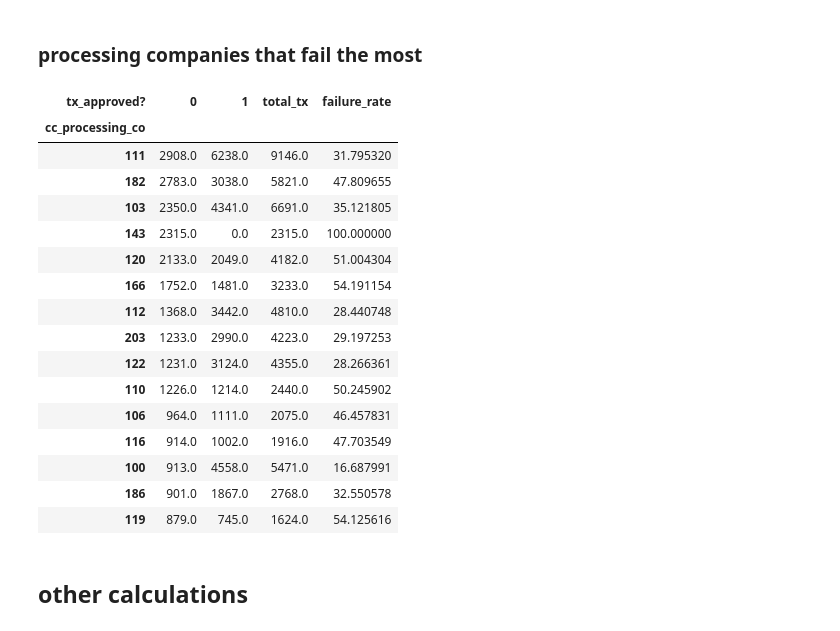
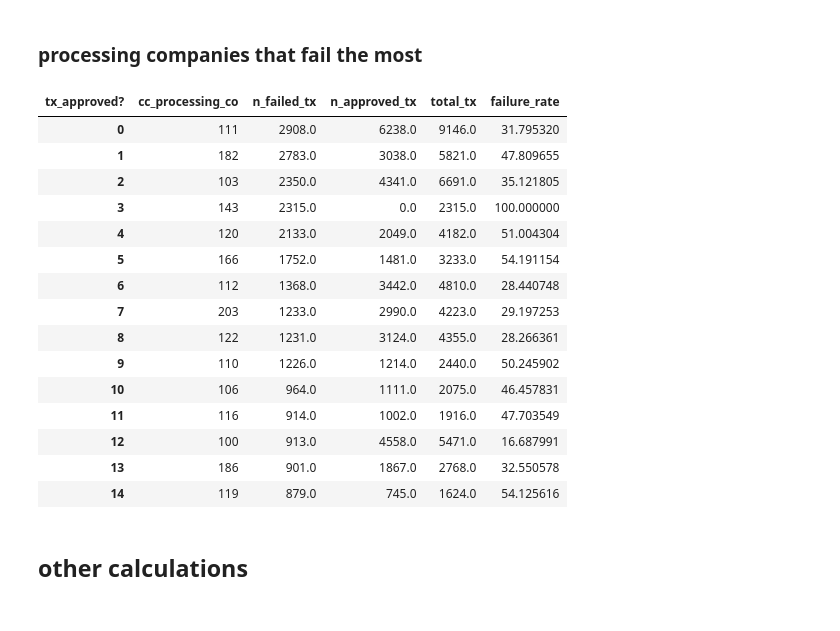
Before and after one commit to ferseguias/ft_interview_test, a Jupyter notebook: credit_card_deposits.ipynb, the cells around one changed output. Cells and saved outputs as stored; diff of their text form; code cells hidden in the pictures.

```diff
--- a/credit_card_deposits.ipynb
+++ b/credit_card_deposits.ipynb
@@ -120,27 +121,26 @@ cc_bank_failure_analysis.head(15)
 # %%
 cc_processing_co_failure_analysis = cc_deposits.groupby('cc_processing_co')['tx_approved?'].value_counts().unstack().replace(np.nan, 0)
 cc_processing_co_failure_analysis['total_tx'] = cc_processing_co_failure_analysis[0] + cc_processing_co_failure_analysis[1]
 cc_processing_co_failure_analysis['failure_rate'] = cc_processing_co_failure_analysis[0] / cc_processing_co_failure_analysis['total_tx'] * 100
-cc_processing_co_failure_analysis = cc_processing_co_failure_analysis.sort_values(by=[0, 'failure_rate', 'total_tx'], ascending=False)
+cc_processing_co_failure_analysis = cc_processing_co_failure_analysis.sort_values(by=[0, 'failure_rate', 'total_tx'], ascending=False).reset_index().rename(columns={0:'n_failed_tx', 1:'n_approved_tx'})
 cc_processing_co_failure_analysis.head(15)
 # %% [output]
-| tx_approved? | 0 | 1 | total_tx | failure_rate |
-| cc_processing_co |  |  |  |  |
-| 111 | 2908.0 | 6238.0 | 9146.0 | 31.795320 |
-| 182 | 2783.0 | 3038.0 | 5821.0 | 47.809655 |
-| 103 | 2350.0 | 4341.0 | 6691.0 | 35.121805 |
-| 143 | 2315.0 | 0.0 | 2315.0 | 100.000000 |
-| 120 | 2133.0 | 2049.0 | 4182.0 | 51.004304 |
-| 166 | 1752.0 | 1481.0 | 3233.0 | 54.191154 |
-| 112 | 1368.0 | 3442.0 | 4810.0 | 28.440748 |
-| 203 | 1233.0 | 2990.0 | 4223.0 | 29.197253 |
-| 122 | 1231.0 | 3124.0 | 4355.0 | 28.266361 |
-| 110 | 1226.0 | 1214.0 | 2440.0 | 50.245902 |
-| 106 | 964.0 | 1111.0 | 2075.0 | 46.457831 |
-| 116 | 914.0 | 1002.0 | 1916.0 | 47.703549 |
-| 100 | 913.0 | 4558.0 | 5471.0 | 16.687991 |
-| 186 | 901.0 | 1867.0 | 2768.0 | 32.550578 |
-| 119 | 879.0 | 745.0 | 1624.0 | 54.125616 |
+| tx_approved? | cc_processing_co | n_failed_tx | n_approved_tx | total_tx | failure_rate |
+| 0 | 111 | 2908.0 | 6238.0 | 9146.0 | 31.795320 |
+| 1 | 182 | 2783.0 | 3038.0 | 5821.0 | 47.809655 |
+| 2 | 103 | 2350.0 | 4341.0 | 6691.0 | 35.121805 |
+| 3 | 143 | 2315.0 | 0.0 | 2315.0 | 100.000000 |
+| 4 | 120 | 2133.0 | 2049.0 | 4182.0 | 51.004304 |
+| 5 | 166 | 1752.0 | 1481.0 | 3233.0 | 54.191154 |
+| 6 | 112 | 1368.0 | 3442.0 | 4810.0 | 28.440748 |
+| 7 | 203 | 1233.0 | 2990.0 | 4223.0 | 29.197253 |
+| 8 | 122 | 1231.0 | 3124.0 | 4355.0 | 28.266361 |
+| 9 | 110 | 1226.0 | 1214.0 | 2440.0 | 50.245902 |
+| 10 | 106 | 964.0 | 1111.0 | 2075.0 | 46.457831 |
+| 11 | 116 | 914.0 | 1002.0 | 1916.0 | 47.703549 |
+| 12 | 100 | 913.0 | 4558.0 | 5471.0 | 16.687991 |
+| 13 | 186 | 901.0 | 1867.0 | 2768.0 | 32.550578 |
+| 14 | 119 | 879.0 | 745.0 | 1624.0 | 54.125616 |
 # %% [markdown]
 ## other calculations
 # %%
```
Also changed, not shown: parts of 3 cells of this notebook, 2 other files.
